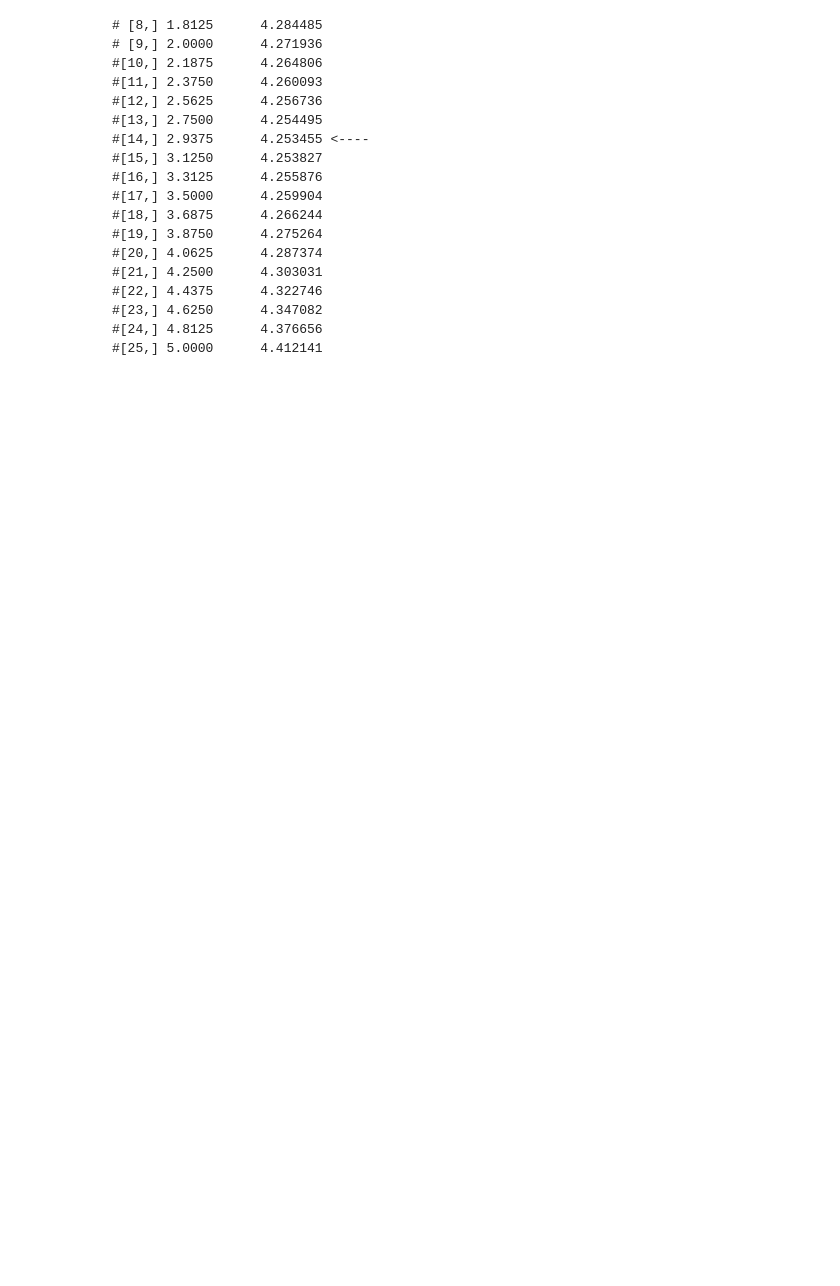
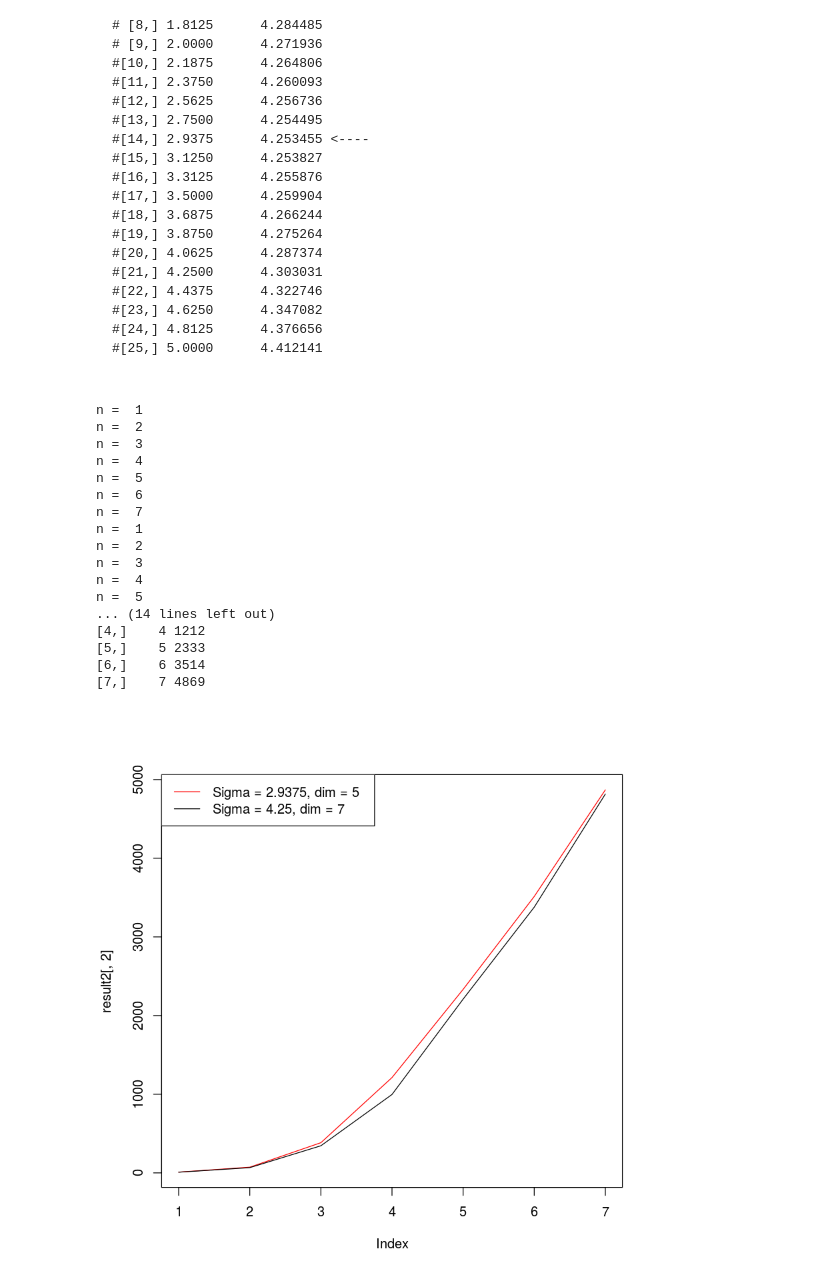
Before and after one commit to Fernando1729/datasci_proj, a Jupyter notebook: shattering_presentation.ipynb, the cells around one changed output. Saved outputs shown, nothing was run; the diff lists cells and outputs as text; code cells hidden in the pictures; blank space fills up the shorter version.

````diff
--- a/shattering_presentation.ipynb
+++ b/shattering_presentation.ipynb
@@ -173,7 +195,29 @@ print(result2);
 
 ```
 # %%
-result1 = test.rn(1:7, sigma=4.25, rn=7);
-result2 = test.rn(1:7, sigma=2.9375, rn=5);
+#result1 = test.rn(1:7, sigma=4.25, rn=7);
+#result2 = test.rn(1:7, sigma=2.9375, rn=5);
 print(result1);
 print(result2);
+plot(result2[,2], type="l", col=2)
+lines(result1[,2]);
+legend("topleft", c("Sigma = 2.9375, dim = 5", "Sigma = 4.25, dim = 7"), col=c(2, 1), lty=1);
+# %% [output]
+n =  1
+n =  2
+n =  3
+n =  4
+n =  5
+n =  6
+n =  7
+n =  1
+n =  2
+n =  3
+n =  4
+n =  5
+... (14 lines left out)
+[4,]    4 1212
+[5,]    5 2333
+[6,]    6 3514
+[7,]    7 4869
+[figure, added]
````
Also changed, not shown: parts of 1 cell of this notebook, 1 other file.
